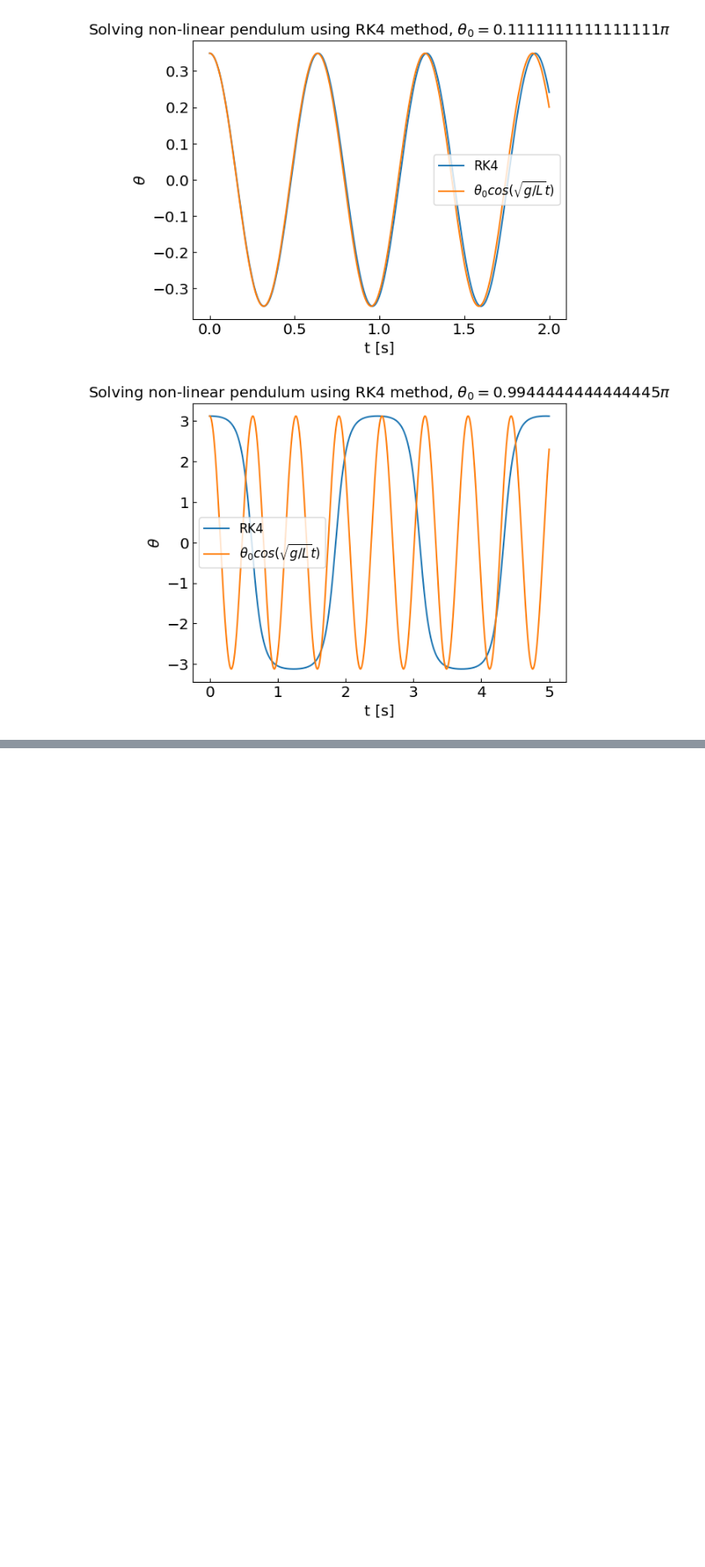
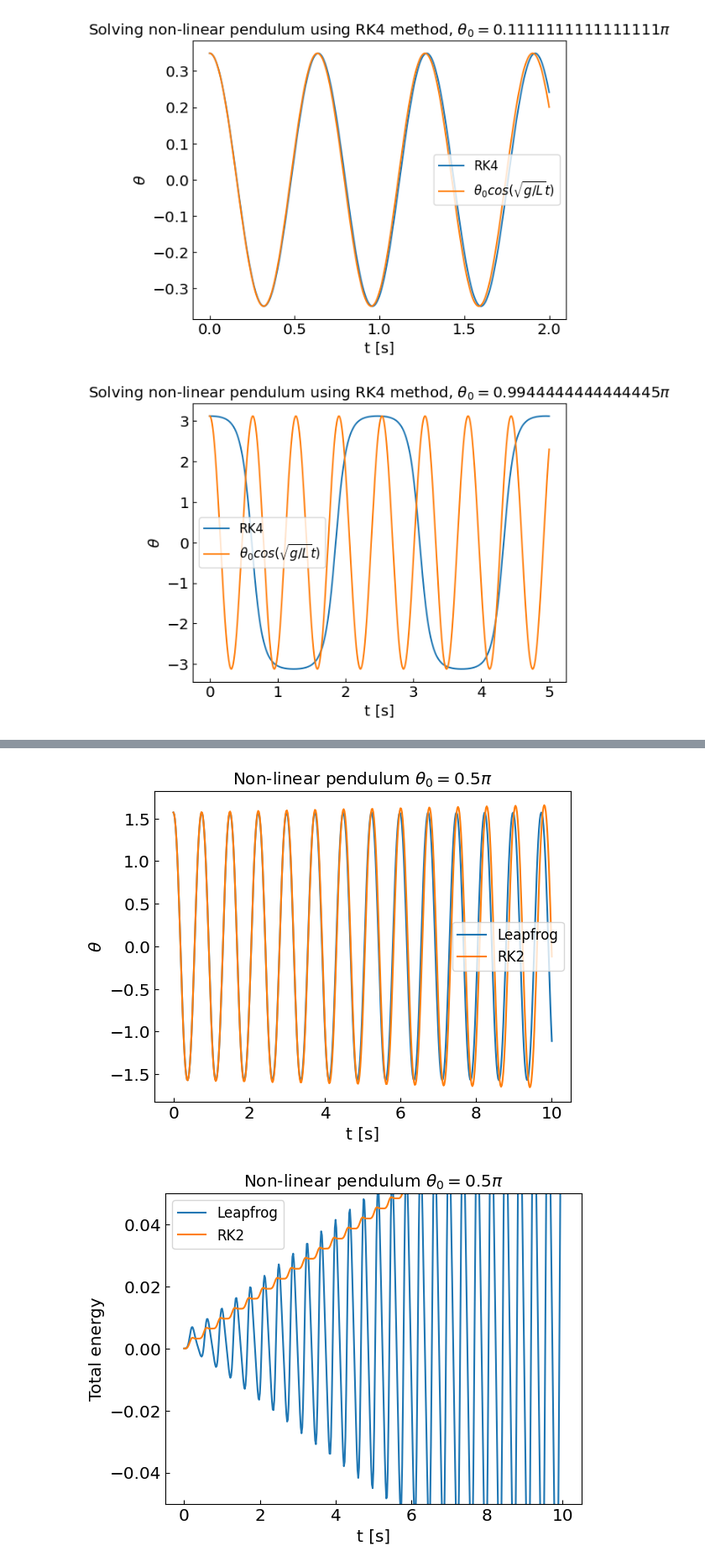
Before and after one commit to vlvovch/PHYS6350-ComputationalPhysics, a Jupyter notebook: code/7_OrdinaryDifferentialEquations/7_ODE.ipynb, the cells around one changed output, grey strips where cells are left out. Shown at 84% size. Drawn from its saved outputs; the diff is of its cells as text; code cells hidden in the pictures; blank space fills up the shorter version.

```diff
--- a/code/7_OrdinaryDifferentialEquations/7_ODE.ipynb
+++ b/code/7_OrdinaryDifferentialEquations/7_ODE.ipynb
@@ -933,0 +1303,63 @@ plt.show()
+# %%
+g = 9.81 # m/s^2
+L = 0.1  # m
+
+def fpendulum(xin, t):
+    theta = xin[0]
+    omega = xin[1]
+    return np.array([omega,-g/L * np.sin(theta)])
+    #return np.array([omega,-g/L * theta])
+
+# The energy of a pendulum
+def pendulum_energy(x):
+    return L*L*x[1]**2/2. - g*L*np.cos(x[0])
+    #return L*L*x[1]**2/2. - g*L*x[0]**2/2.
+
+
+theta0 = (90./180.) * np.pi
+omega0 = 0.
+
+x0 = np.array([theta0,omega0])
+a = 0.
+b = 10.
+N = 500
+h = (b-a)/N
+
+sol_leapfrog = ode_leapfrog_multi(fpendulum, x0, a, h, N)
+sol_rk2 = ode_rk2_multi(fpendulum, x0, a, h, N)
+tpoints = sol_leapfrog[0]
+xpoints = sol_leapfrog[1][:,0]
+ypoints = sol_leapfrog[1][:,1]
+
+xpoints_rk2 = sol_rk2[1][:,0]
+
+def theta_small_angles(t):
+    return theta0 * np.cos(np.sqrt(g/L) * t)
+
+xpoints_small = theta_small_angles(tpoints)
+
+plt.title("Non-linear pendulum ${\\theta_0 = " + str(theta0/np.pi) + "\pi}$")
+plt.xlabel('t [s]')
+plt.ylabel('${\\theta}$')
+plt.plot(tpoints,xpoints,label='Leapfrog')
+plt.plot(tpoints,xpoints_rk2,label='RK2')
+#plt.plot(tpoints,ypoints,label='y')
+plt.legend()
+plt.show()
+
+energies_leapfrog = [pendulum_energy(x) for x in sol_leapfrog[1]]
+energies_rk2 = [pendulum_energy(x) for x in sol_rk2[1]]
+
+plt.title("Non-linear pendulum ${\\theta_0 = " + str(theta0/np.pi) + "\pi}$")
+plt.xlabel('t [s]')
+plt.ylabel('Total energy')
+#plt.ylim(-2,2)
+plt.ylim(-0.05,0.05)
+plt.plot(tpoints,energies_leapfrog,label='Leapfrog')
+plt.plot(tpoints,energies_rk2,label='RK2')
+#plt.plot(tpoints,ypoints,label='y')
+plt.legend()
+plt.show()
+# %% [output]
+[figure, added]
+[figure, added]
```
Also changed, not shown: parts of 32 cells of this notebook, 4 other files.
